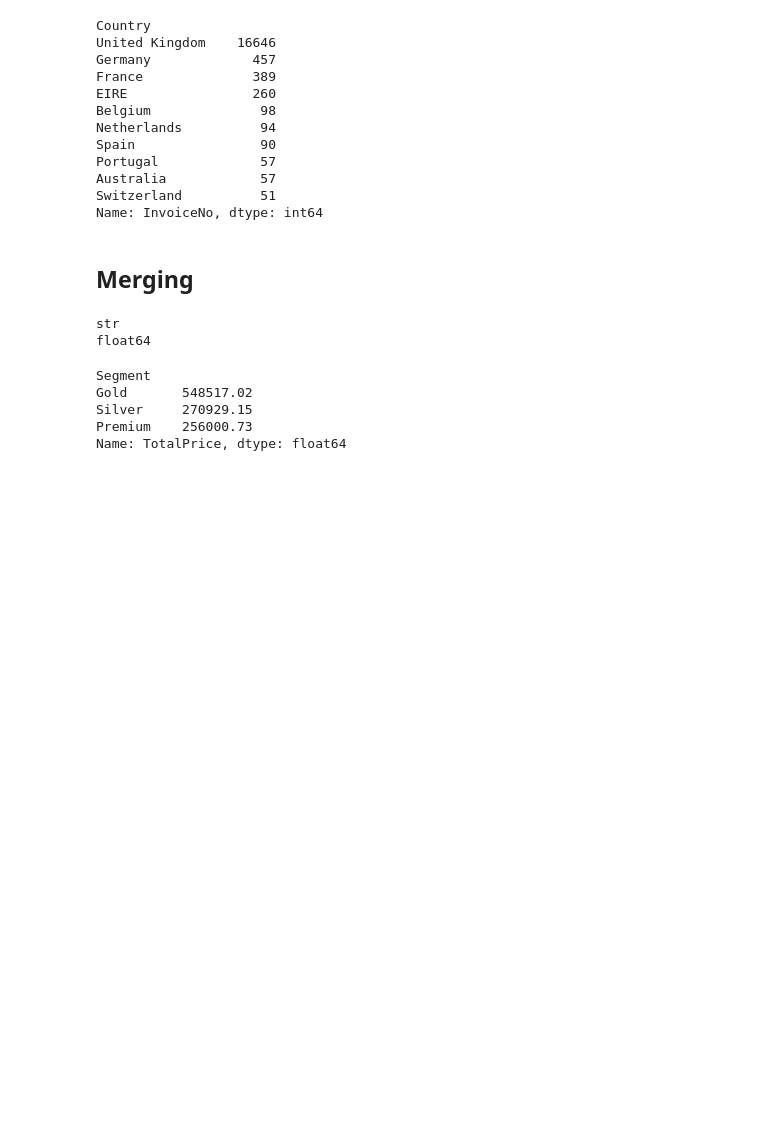
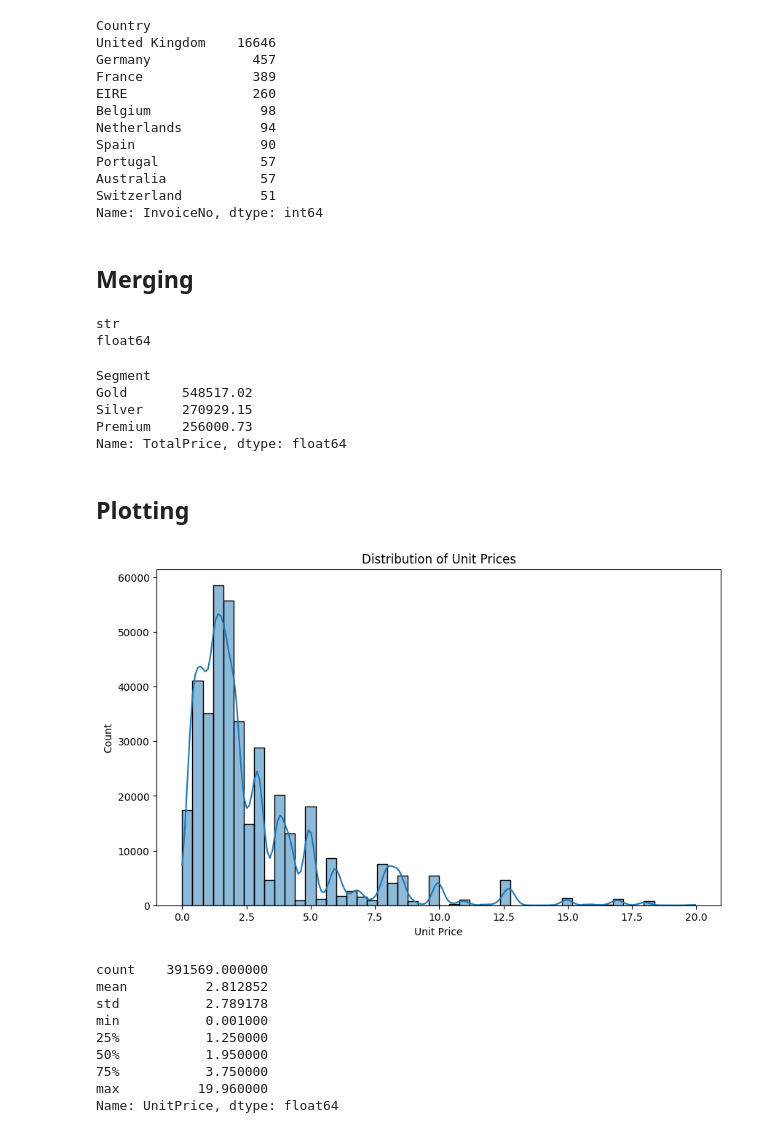
Before and after one commit to shsaniya04/Data-Analysis-with-Python, a Jupyter notebook: 12_Pandas_Practice_Project.ipynb, the cells around one changed output. Drawn from its saved outputs; the diff is of its cells as text; code cells hidden in the pictures; blank space fills up the shorter version.

```diff
--- a/12_Pandas_Practice_Project.ipynb
+++ b/12_Pandas_Practice_Project.ipynb
@@ -520,3 +524,27 @@ Gold       548517.02
 Silver     270929.15
 Premium    256000.73
 Name: TotalPrice, dtype: float64
+# %% [markdown]
+## Plotting
+# %%
+df_filtered = df[df['UnitPrice'] < 20]
+
+plt.figure(figsize=(10, 6))
+sns.histplot(df_filtered["UnitPrice"], bins=50, kde=True)
+plt.title("Distribution of Unit Prices")
+plt.xlabel("Unit Price")
+plt.ylabel("Count")
+plt.show()
+
+print(df_filtered["UnitPrice"].describe())
+# %% [output]
+[figure, added]
+count    391569.000000
+mean          2.812852
+std           2.789178
+min           0.001000
+25%           1.250000
+50%           1.950000
+75%           3.750000
+max          19.960000
+Name: UnitPrice, dtype: float64
```
Also changed, not shown: parts of 7 cells of this notebook, 2 other files.
